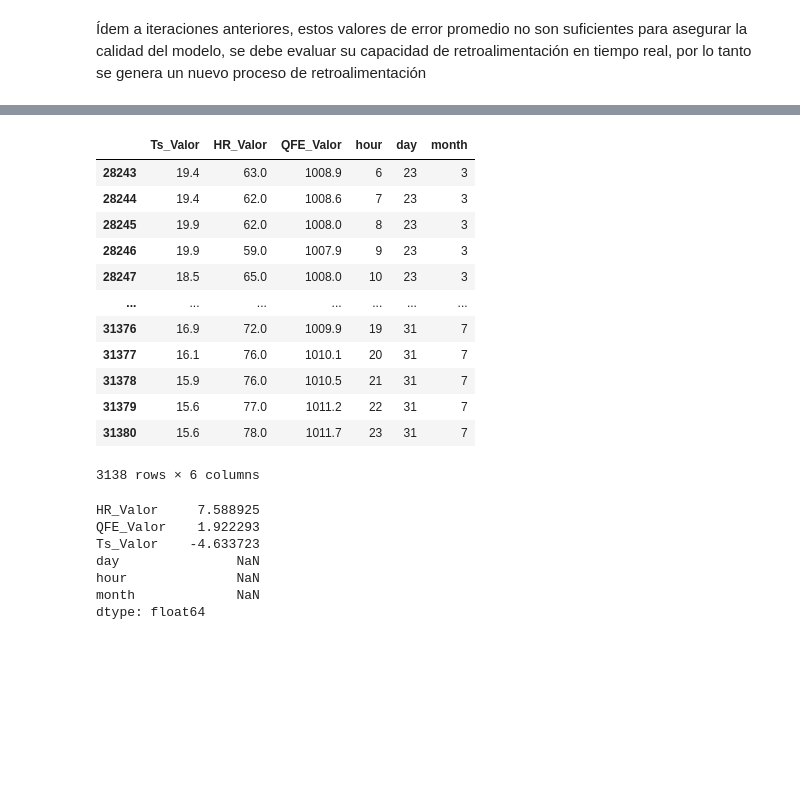
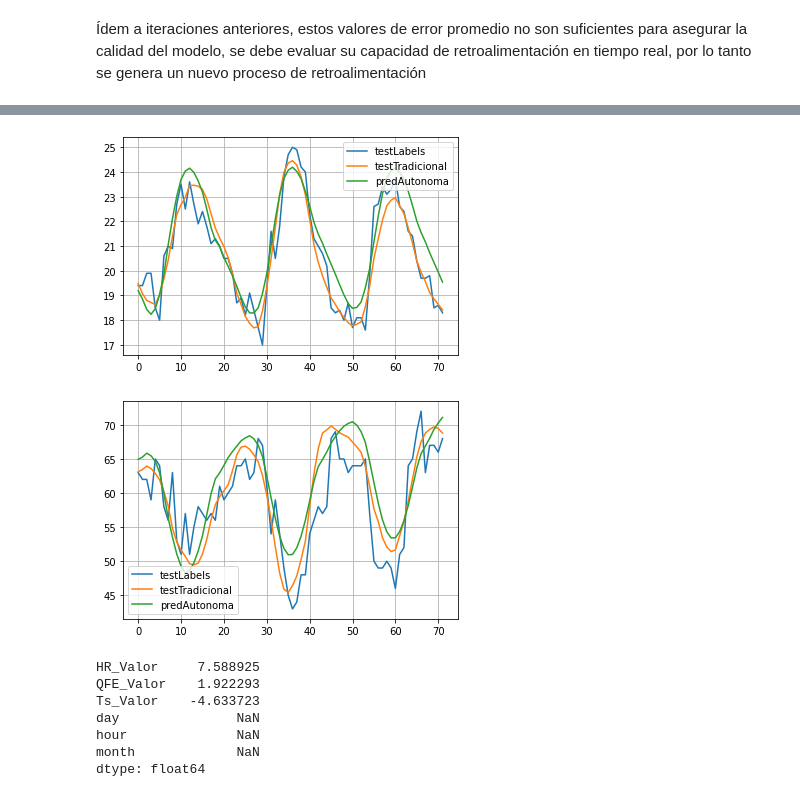
Before and after one commit to erniequenaya/vizUTAMayor, a Jupyter notebook: scripts/pres9-8.ipynb, the cells around one changed output, grey strips where cells are left out. Drawn from its saved outputs; the diff is of its cells as text; code cells hidden in the pictures; blank space fills up the shorter version.

```diff
--- a/scripts/pres9-8.ipynb
+++ b/scripts/pres9-8.ipynb
@@ -810,10 +786,10 @@ nnHM.add(tf.keras.layers.Dense(3))
 # %%
 nnHM.compile(
     optimizer=tf.optimizers.Adam(),
-    loss='mae', # 'mean_absolute_error',
+    loss='mse', # o 'mean_squared_error', permite un entrenamiento mas rapido del modelo
     metrics=[tf.keras.metrics.MeanSquaredError()]
 )
-history = nnHM.fit_generator(
+history = nnHM.fit(
     train_gen,
     epochs=2,
     verbose=1,
@@ -869,11 +820,7 @@ X
 # %%
-test_df = df[lendf:len(df)]
-test_labels = df[lendf:len(df)]
-#test_df
+test_df = df2[lendf:len(df)]
+test_labels = df2[lendf:len(df)]
+test_labels = test_labels.reset_index(drop=True)
-# %%
-# test_labels = test_labels*train_std[varToPred]+train_mean[varToPred]
-test_labels = test_labels*train_std+train_mean
-test_labels = test_labels.reset_index(drop=True)
 # %%
 ### the offseted prediction works wonders -offset by 24 hours-
 plt.plot(test_labels[['Ts_Valor']],label='testDF')
@@ -952,42 +882,21 @@ predTest = predTest*train_std[varToPred].to_numpy()+train_mean[varToPred].to_num
-# %%
-df = pandas.read_csv("./dataPreprocessed.csv")
-df = createTimeFeatures(df)
-dates_df = df.pop('utc')
-dates_df = df.pop('minute')
-dates_df = df.pop('year')
-test_df = df[lendf:len(df)]
-test_labels = df[['Ts_Valor','HR_Valor','QFE_Valor']][lendf:len(df)]
-test_labels = test_labels.reset_index(drop=True)
-# %%
-test_df
-# %% [output]
-|  | Ts_Valor | HR_Valor | QFE_Valor | hour | day | month |
-| 28243 | 19.4 | 63.0 | 1008.9 | 6 | 23 | 3 |
-| 28244 | 19.4 | 62.0 | 1008.6 | 7 | 23 | 3 |
-| 28245 | 19.9 | 62.0 | 1008.0 | 8 | 23 | 3 |
-| 28246 | 19.9 | 59.0 | 1007.9 | 9 | 23 | 3 |
-| 28247 | 18.5 | 65.0 | 1008.0 | 10 | 23 | 3 |
-| ... | ... | ... | ... | ... | ... | ... |
-| 31376 | 16.9 | 72.0 | 1009.9 | 19 | 31 | 7 |
-| 31377 | 16.1 | 76.0 | 1010.1 | 20 | 31 | 7 |
-| 31378 | 15.9 | 76.0 | 1010.5 | 21 | 31 | 7 |
-| 31379 | 15.6 | 77.0 | 1011.2 | 22 | 31 | 7 |
-| 31380 | 15.6 | 78.0 | 1011.7 | 23 | 31 | 7 |
-3138 rows × 6 columns
 # %%
-plt.plot(test_labels['Ts_Valor'], label='testLabels')
-plt.plot(predTest[0:,0],label='predTestDF')
+plt.plot(test_labels['Ts_Valor'][0:72], label='testLabels')
+plt.plot(X[['Ts_Valor']][0:72],label='testTradicional')
 plt.plot(stackPreds['Ts_Valor'],label='predAutonoma')
 plt.legend()
 plt.grid()
 plt.show()
+# %% [output]
+[figure, added]
 # %%
-plt.plot(test_labels['HR_Valor'], label='testLabels')
-plt.plot(predTest[0:,1],label='predTestDF')
+plt.plot(test_labels['HR_Valor'][0:72], label='testLabels')
+plt.plot(X[['HR_Valor']][0:72],label='testTradicional')
 plt.plot(stackPreds['HR_Valor'],label='predAutonoma')
 plt.legend()
 plt.grid()
 plt.show()
+# %% [output]
+[figure, added]
 # %%
 a = stackPreds - test_labels[:72]
 a.mean()
```
Also changed, not shown: parts of 48 cells of this notebook, 3 other files.
